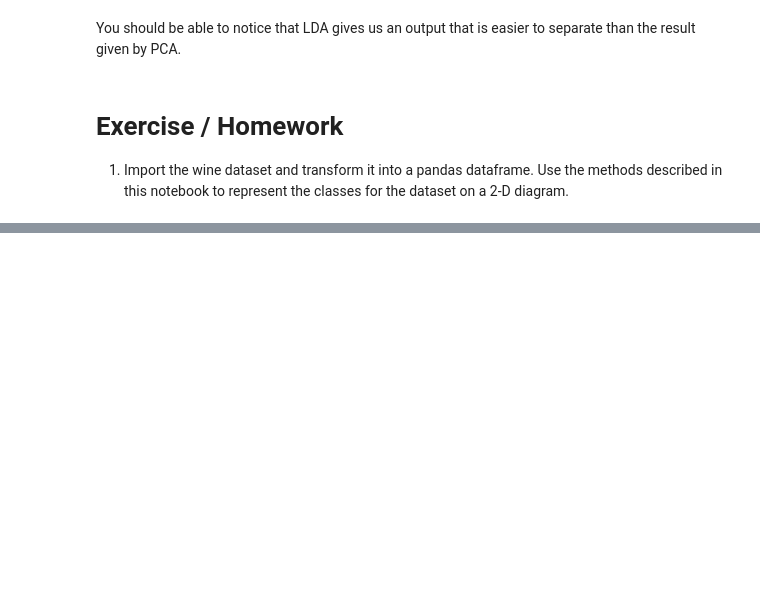
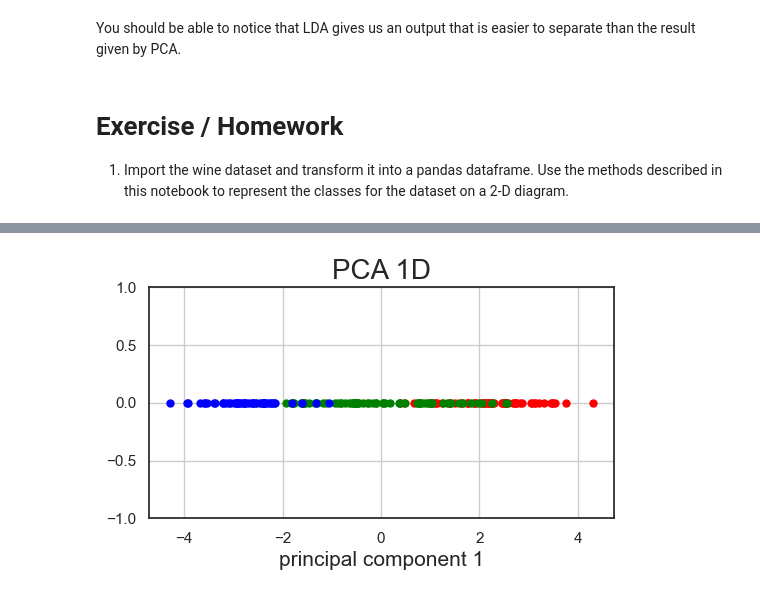
Before and after one commit to Bialkasss/Data-mining, a Jupyter notebook: Pre-processing/dm_feature_extraction.ipynb, the cells around one changed output, grey strips where cells are left out. Cells and saved outputs as stored; diff of their text form; code cells hidden in the pictures; blank space fills up the shorter version.

```diff
--- a/Pre-processing/dm_feature_extraction.ipynb
+++ b/Pre-processing/dm_feature_extraction.ipynb
@@ -473,0 +527,23 @@ You should be able to notice that LDA gives us an output that is easier to separ
+# %%
+
+#1D
+pca = PCA(n_components=1)
+
+X_pca = pca.fit(Wino_df).transform(Wino_df)
+X_pca[:5], y[:5]
+colrs = np.array(['red', 'green', 'blue'])
+
+fig = plt.figure(figsize=(6, 3))
+ax = fig.add_subplot(1, 1, 1)
+ax.set_title('PCA 1D', fontsize=20)
+ax.set_xlabel('principal component 1', fontsize=15)
+ax.set_ylim(-1., 1.)
+ax.grid()
+
+for c in np.unique(y):
+    idx = y == c
+    vals = X_pca[idx, 0]
+    ax.scatter(vals, np.zeros_like(vals) + np.random.uniform(-0.001,
+                                                             0.001, len(vals)), s=25, color=colrs[c])
+# %% [output]
+[figure, added]
```
Also changed, not shown: parts of 30 cells of this notebook.
